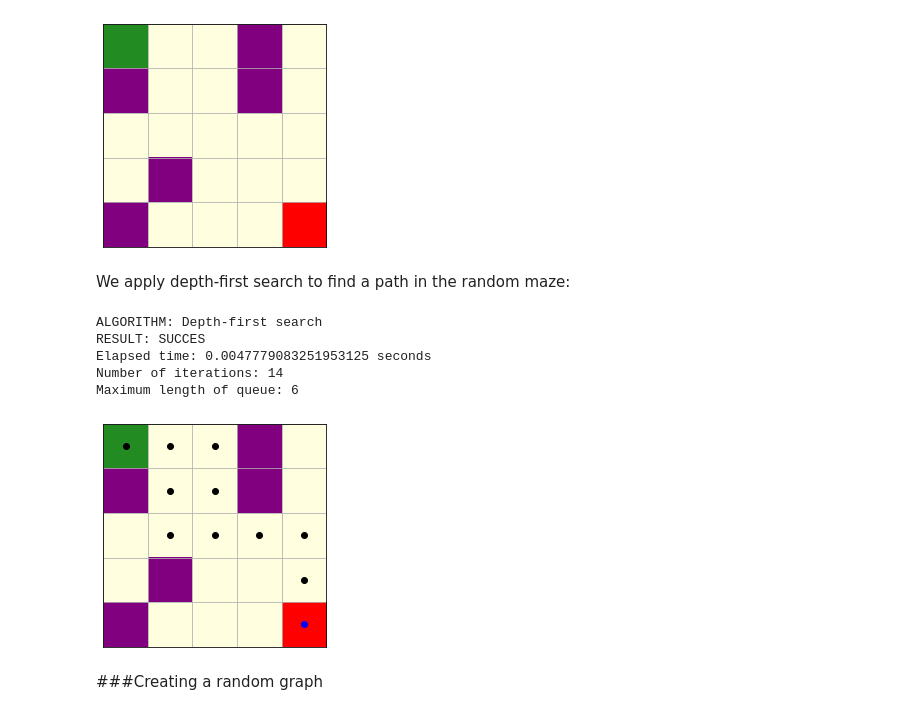
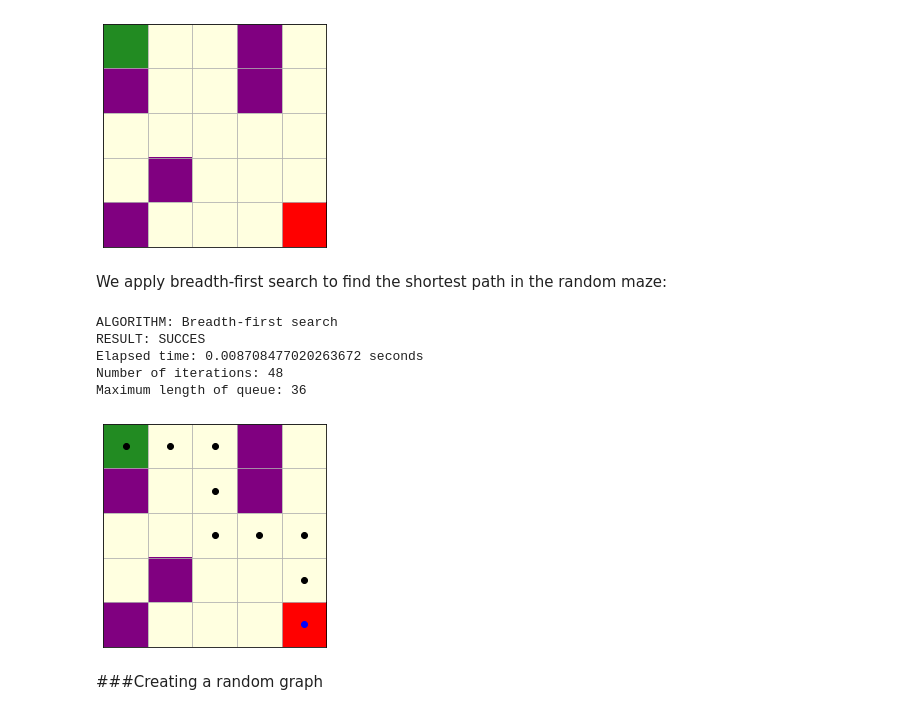
Before and after one commit to alouwyck/SearchExerciser, a Jupyter notebook: 0_search_exerciser_quick_start.ipynb, the cells around one changed output. Saved outputs shown, nothing was run; the diff lists cells and outputs as text; code cells hidden in the pictures.

```diff
--- a/0_search_exerciser_quick_start.ipynb
+++ b/0_search_exerciser_quick_start.ipynb
@@ -283,19 +283,20 @@ Let's first create a random maze:
 # %%
-random_maze = Maze.create_random(size=5, num_of_walls=5, seed=2022)
+random_maze = Maze.create_random(size=5, num_of_walls=5,
+                                 seed=2022)  # random seed is optional
 random_maze.plot()
 # %% [output]
 [figure]
 # %% [markdown]
-We apply depth-first search to find a path in the random maze:
+We apply breadth-first search to find the shortest path in the random maze:
 # %%
-random_maze.search(DFS).plot()
+random_maze.search(BFS).plot()
 # %% [output]
-ALGORITHM: Depth-first search
+ALGORITHM: Breadth-first search
 RESULT: SUCCES
-Elapsed time: 0.0047779083251953125 seconds
-Number of iterations: 14
-Maximum length of queue: 6
+Elapsed time: 0.008708477020263672 seconds
+Number of iterations: 48
+Maximum length of queue: 36
-[figure, old version]
+[figure, new version]
 # %% [markdown]
 ###Creating a random graph
 # %% [markdown]
```
Also changed, not shown: parts of 14 cells of this notebook.
